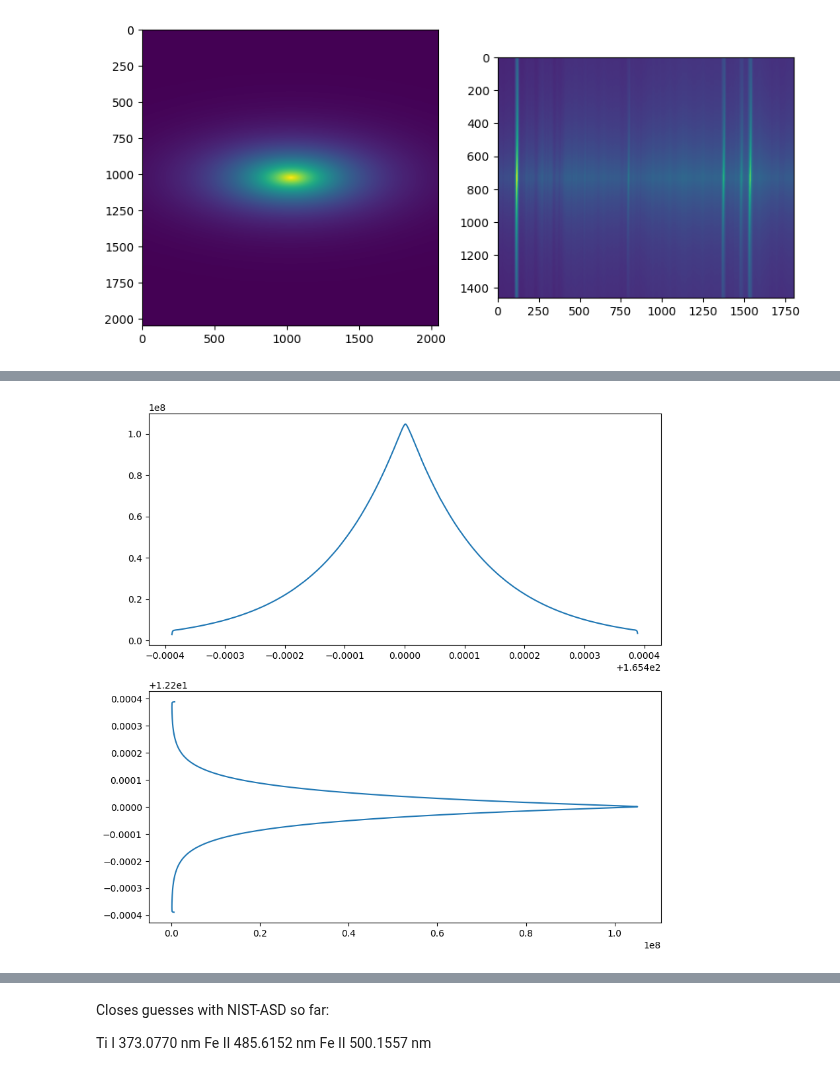
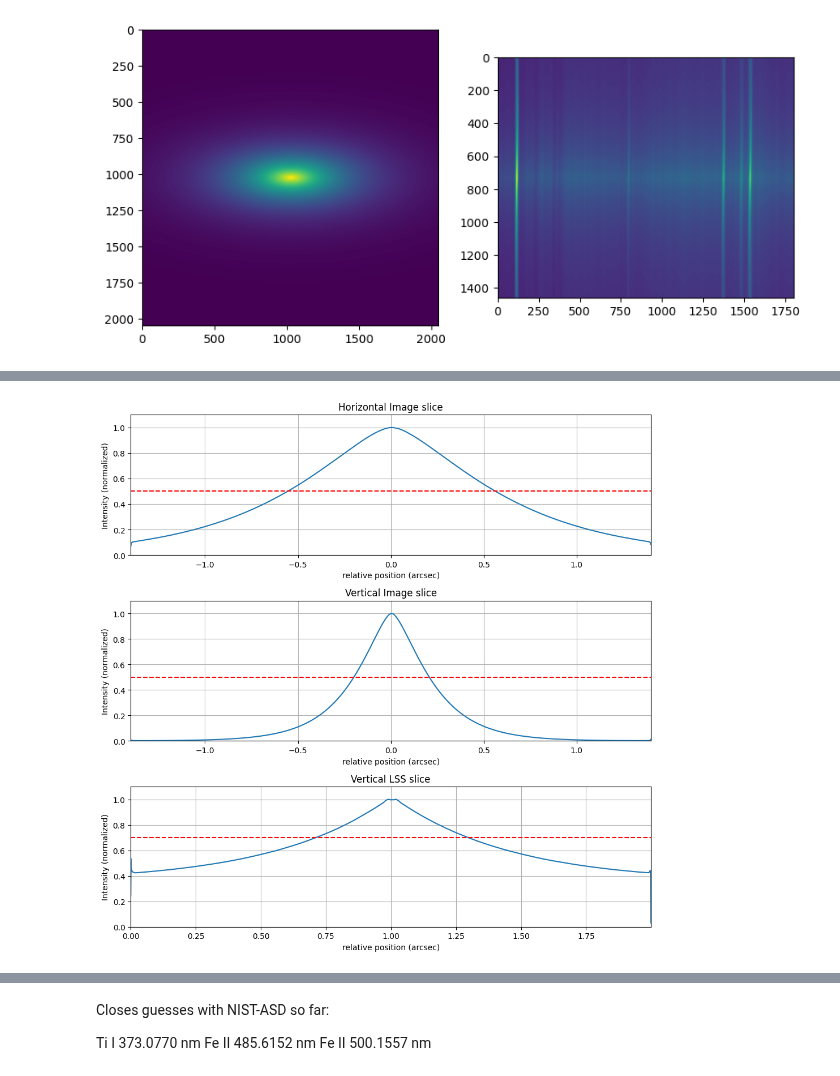
Before and after one commit to B0whunt3r21/AstroPrak, a Jupyter notebook: Galax_Spect/Galax_Spect.ipynb, the cells around one changed output, grey strips where cells are left out. Cells and saved outputs as stored; diff of their text form; code cells hidden in the pictures.

```diff
--- a/Galax_Spect/Galax_Spect.ipynb
+++ b/Galax_Spect/Galax_Spect.ipynb
@@ -83,12 +205,43 @@ yLSSStart = headerLSS["CRVAL2"] * u.arcsec
 y_ARCSEC_LSS_rel = y_ARCSEC_LSS - yLSSStart
 y_DEG_LSS = y_ARCSEC_LSS.to(u.deg)
 # %%
-#X and Y cut IMG
-fix, axis = plt.subplots(2, 1, figsize=(10, 10))
-axis[0].plot(x_DEG_IMG, IMG[1024, :])
-axis[1].plot(IMG[:, 1024], y_DEG_IMG)
+#X and Y cut IMG and Y cut LSS
 
+y_IMG_profile = np.mean(IMG[500:1500, :], axis=0)
+x_IMG_profile = np.mean(IMG[:, 500:1500], axis=1)
+
+y_LSS_profile = np.mean(LSS, axis=1)
+
+fix, axis = plt.subplots(3, 1, figsize=(10, 10))
+axis[0].plot(y_ARCSEC_IMG_rel, y_IMG_profile / max(y_IMG_profile))
+axis[0].set_xlim(np.min(y_ARCSEC_IMG_rel.value), np.max(y_ARCSEC_IMG_rel.value))
+axis[0].set_ylim(0, 1.1)
+axis[0].axhline(y=0.5, color='r', linestyle='--')
+axis[0].set_xlabel('relative position (arcsec)')
+axis[0].set_ylabel('Intensity (normalized)')
+axis[0].set_title('Horizontal Image slice')
+axis[0].grid(True)
+
+axis[1].plot(x_ARCSEC_IMG_rel, x_IMG_profile / max(x_IMG_profile))
+axis[1].set_xlim(np.min(x_ARCSEC_IMG_rel.value), np.max(x_ARCSEC_IMG_rel.value))
+axis[1].set_ylim(0, 1.1)
+axis[1].axhline(y=0.5, color='r', linestyle='--')
+axis[1].set_xlabel('relative position (arcsec)')
+axis[1].set_ylabel('Intensity (normalized)')
+axis[1].set_title('Vertical Image slice')
+axis[1].grid(True)
+
+axis[2].plot(y_ARCSEC_LSS_rel, y_LSS_profile / max(y_LSS_profile))
+axis[2].set_xlim(np.min(y_ARCSEC_LSS_rel.value), np.max(y_ARCSEC_LSS_rel.value))
+axis[2].set_ylim(0, 1.1)
+axis[2].axhline(y=0.7, color='r', linestyle='--')
+axis[2].set_xlabel('relative position (arcsec)')
+axis[2].set_ylabel('Intensity (normalized)')
+axis[2].set_title('Vertical LSS slice')
+axis[2].grid(True)
+
+plt.tight_layout()
 plt.show()
 # %% [output]
-[figure, old version]
+[figure, new version]
 # %%
```
Also changed, not shown: parts of 7 cells of this notebook.
